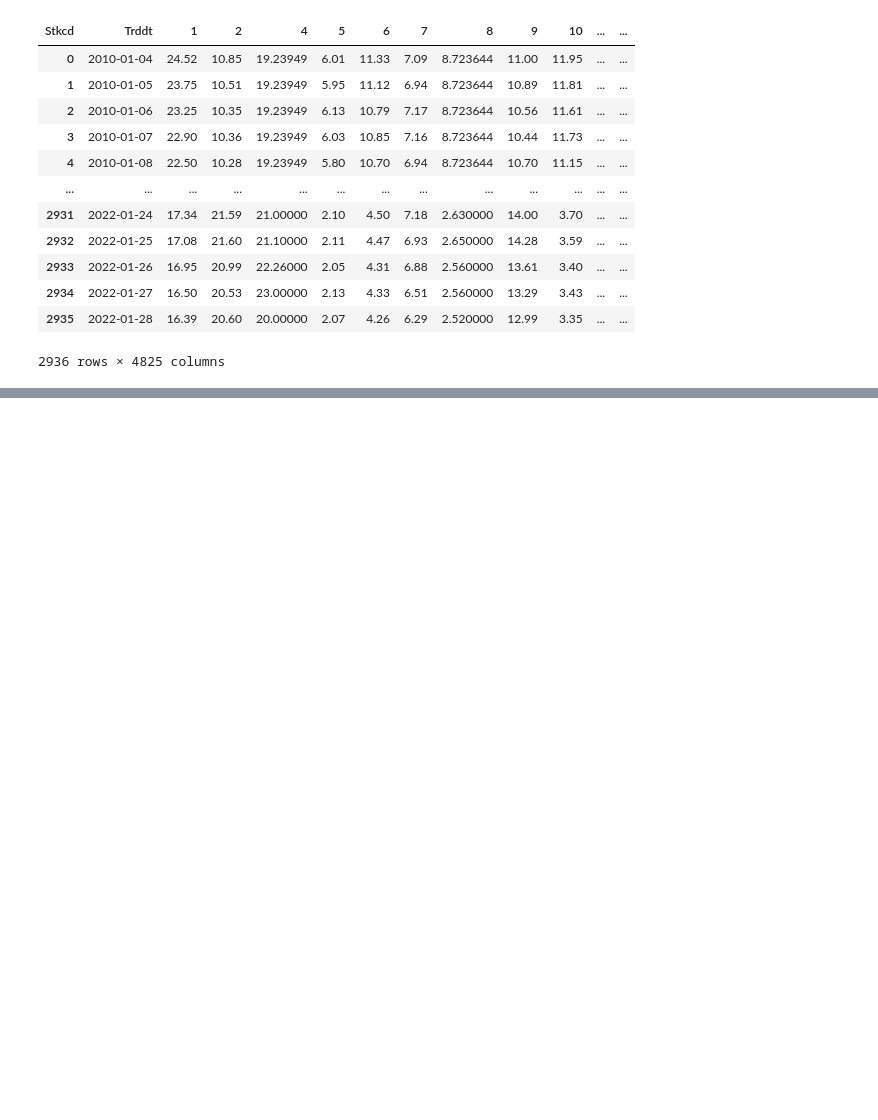
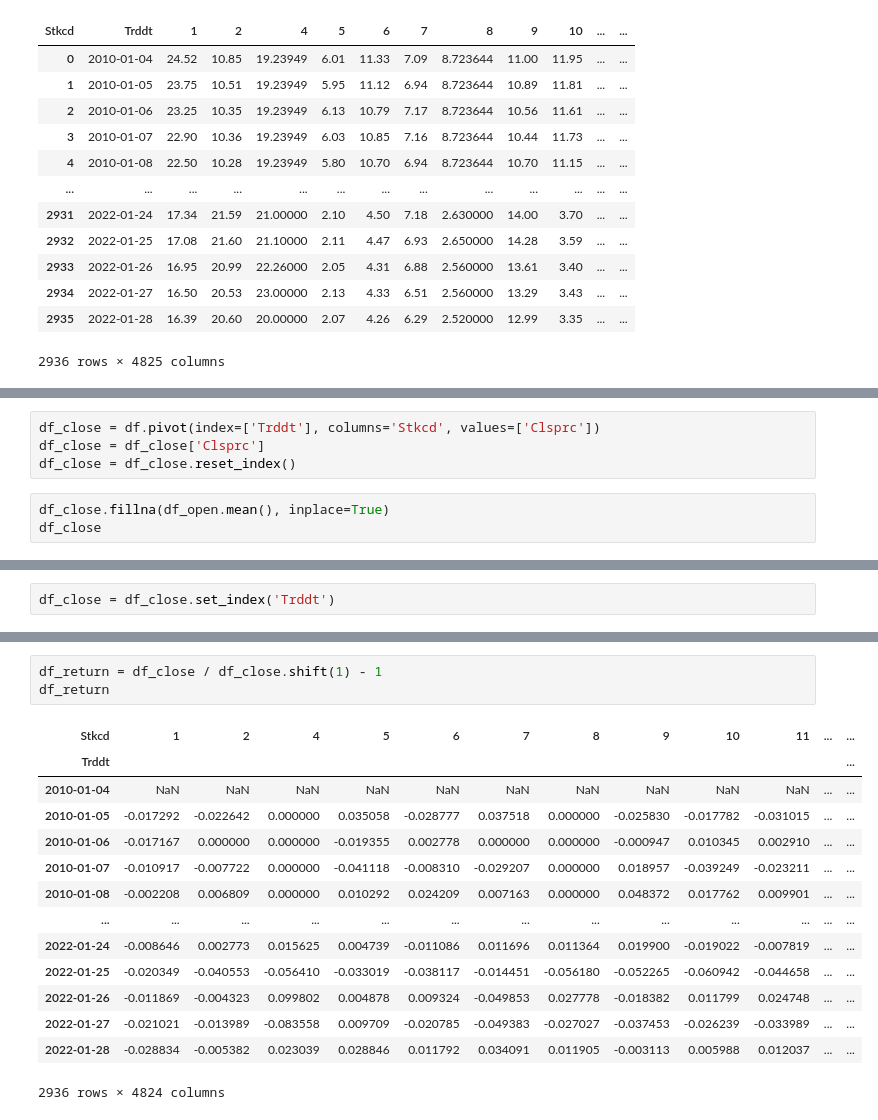
Before and after one commit to tanyanbo/-, a Jupyter notebook: duoyinzi.ipynb, the cells around one changed output, grey strips where cells are left out. Saved outputs shown, nothing was run; the diff lists cells and outputs as text; blank space fills up the shorter version.

```diff
--- a/duoyinzi.ipynb
+++ b/duoyinzi.ipynb
@@ -207,0 +240,7 @@ Name: 0, Length: 4824, dtype: object
+# %%
+df_close = df.pivot(index=['Trddt'], columns='Stkcd', values=['Clsprc'])
+df_close = df_close['Clsprc']
+df_close = df_close.reset_index()
+# %%
+df_close.fillna(df_open.mean(), inplace=True)
+df_close
@@ -207,0 +261,2 @@ Name: 0, Length: 4824, dtype: object
+# %%
+df_close = df_close.set_index('Trddt')
@@ -207,0 +272,18 @@ Name: 0, Length: 4824, dtype: object
+# %%
+df_return = df_close / df_close.shift(1) - 1
+df_return
+# %% [output]
+| Stkcd | 1 | 2 | 4 | 5 | 6 | 7 | 8 | 9 | 10 | 11 | ... | ... |
+| Trddt |  |  |  |  |  |  |  |  |  |  |  | ... |
+| 2010-01-04 | NaN | NaN | NaN | NaN | NaN | NaN | NaN | NaN | NaN | NaN | ... | ... |
+| 2010-01-05 | -0.017292 | -0.022642 | 0.000000 | 0.035058 | -0.028777 | 0.037518 | 0.000000 | -0.025830 | -0.017782 | -0.031015 | ... | ... |
+| 2010-01-06 | -0.017167 | 0.000000 | 0.000000 | -0.019355 | 0.002778 | 0.000000 | 0.000000 | -0.000947 | 0.010345 | 0.002910 | ... | ... |
+| 2010-01-07 | -0.010917 | -0.007722 | 0.000000 | -0.041118 | -0.008310 | -0.029207 | 0.000000 | 0.018957 | -0.039249 | -0.023211 | ... | ... |
+| 2010-01-08 | -0.002208 | 0.006809 | 0.000000 | 0.010292 | 0.024209 | 0.007163 | 0.000000 | 0.048372 | 0.017762 | 0.009901 | ... | ... |
+| ... | ... | ... | ... | ... | ... | ... | ... | ... | ... | ... | ... | ... |
+| 2022-01-24 | -0.008646 | 0.002773 | 0.015625 | 0.004739 | -0.011086 | 0.011696 | 0.011364 | 0.019900 | -0.019022 | -0.007819 | ... | ... |
+| 2022-01-25 | -0.020349 | -0.040553 | -0.056410 | -0.033019 | -0.038117 | -0.014451 | -0.056180 | -0.052265 | -0.060942 | -0.044658 | ... | ... |
+| 2022-01-26 | -0.011869 | -0.004323 | 0.099802 | 0.004878 | 0.009324 | -0.049853 | 0.027778 | -0.018382 | 0.011799 | 0.024748 | ... | ... |
+| 2022-01-27 | -0.021021 | -0.013989 | -0.083558 | 0.009709 | -0.020785 | -0.049383 | -0.027027 | -0.037453 | -0.026239 | -0.033989 | ... | ... |
+| 2022-01-28 | -0.028834 | -0.005382 | 0.023039 | 0.028846 | 0.011792 | 0.034091 | 0.011905 | -0.003113 | 0.005988 | 0.012037 | ... | ... |
+2936 rows × 4824 columns
```
Also changed, not shown: parts of 18 cells of this notebook, 1 other file.
